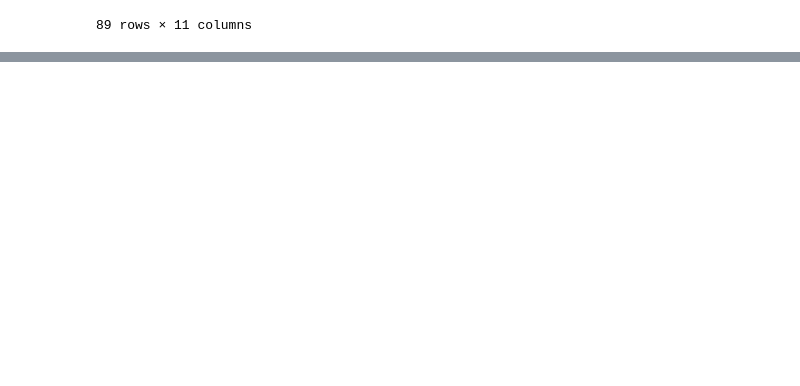
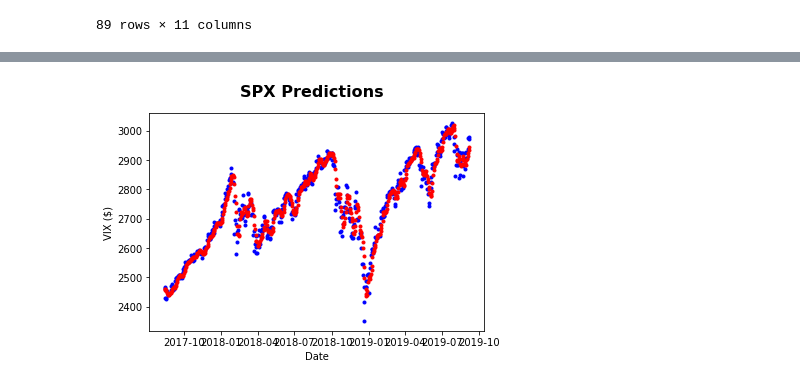
Before and after one commit to blake2323/VIX-vs-SPX-a, a Jupyter notebook: buy_conf.ipynb, the cells around one changed output, grey strips where cells are left out. Saved outputs shown, nothing was run; the diff lists cells and outputs as text; code cells hidden in the pictures; blank space fills up the shorter version.

Commit message:
added working model!

```diff
--- a/buy_conf.ipynb
+++ b/buy_conf.ipynb
@@ -191,0 +426,10 @@ vix_joined_buy_conf_df.describe()
+# %%
+x_train = X[:1983]
+y_train = y[:1983]
+x_test = X[1983:]
+y_test = y[1983:]
+# %%
+#implement linear regression
+from sklearn.linear_model import LinearRegression
+model = LinearRegression()
+model.fit(x_train,y_train)
@@ -191,0 +438,5 @@ vix_joined_buy_conf_df.describe()
+# %%
+#make predictions and find the rmse
+preds = model.predict(x_test)
+rms=np.sqrt(np.mean(np.power((np.array(y_test)-np.array(preds)),2)))
+rms
@@ -191,0 +471,6 @@ vix_joined_buy_conf_df.describe()
+# %%
+predicted_df = spx_5day_df[1983:].copy()
+
+predicted_df['Predicted']=preds
+
+predicted_df.head()
@@ -191,0 +485,20 @@ vix_joined_buy_conf_df.describe()
+# %%
+#More Dependencies
+from pandas.plotting import register_matplotlib_converters
+register_matplotlib_converters()
+
+# Plot data
+#Note: only plotting SPX
+fig, ax = plt.subplots()
+
+fig.suptitle("SPX Predictions", fontsize=16, fontweight="bold")
+
+ax.set_xlabel("Date")
+ax.set_ylabel("VIX ($)")
+
+ax.plot(predicted_df.index, predicted_df["SPX_tomorrow"], '.b')
+ax.plot(predicted_df.index, predicted_df["Predicted"], '.r')
+
+plt.show()
+# %% [output]
+[figure, added]
```
Also changed, not shown: parts of 22 cells of this notebook, 1 other file.
